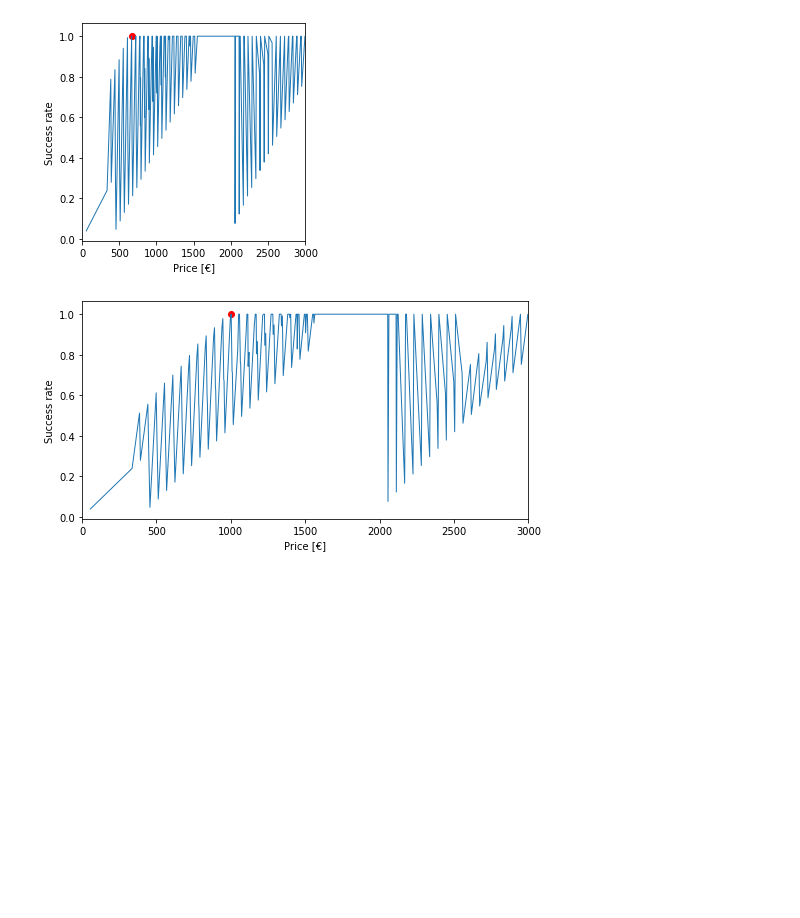
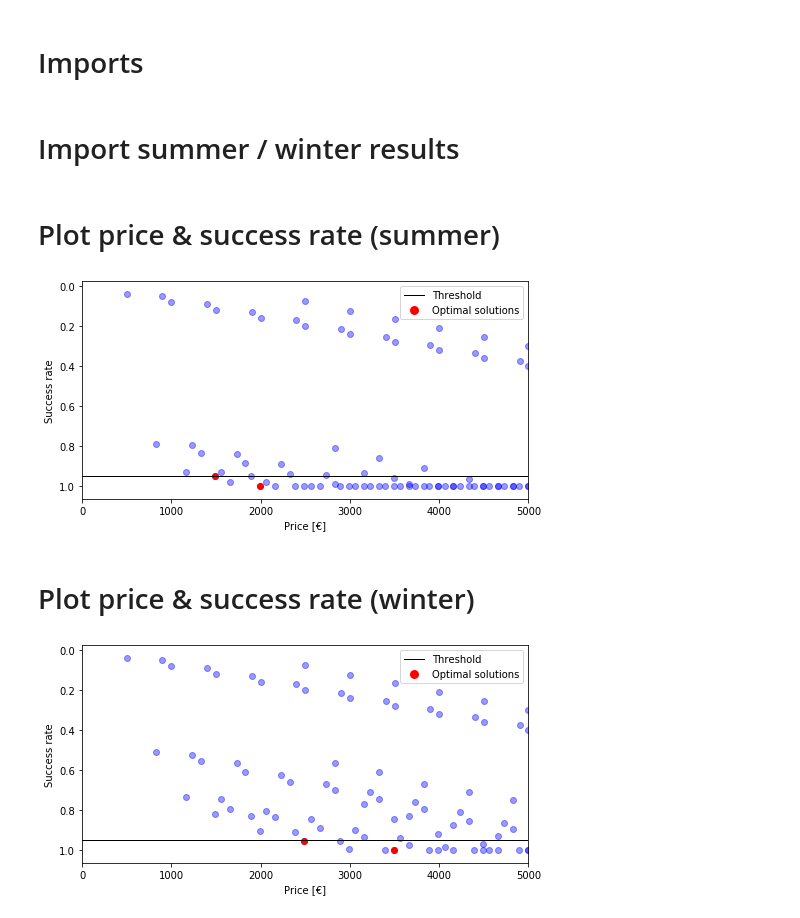
Before and after one commit to jkayenberg/theReCCo, a Jupyter notebook: plot_results.ipynb, the cells around one changed output. Cells and saved outputs as stored; diff of their text form; code cells hidden in the pictures; blank space fills up the shorter version.

Commit message:
version 2 plots

```diff
--- a/plot_results.ipynb
+++ b/plot_results.ipynb
@@ -1,3 +1,5 @@
+# %% [markdown]
+# Imports
 # %%
 import matplotlib.pyplot as plt
 import pandas as pd
@@ -4,54 +11,90 @@ import pandas as pd
+# %% [markdown]
+# Import summer / winter results
 # %%
 # Import summer / winter results
 
-with open("results/results_summer.csv", "r") as csvfile:
+with open("results/results_summer_highbatteryprice.csv", "r") as csvfile:
     results_summer = pd.read_csv(csvfile)
 
-with open("results/results_winter.csv", "r") as csvfile:
+with open("results/results_winter_highbatteryprice.csv", "r") as csvfile:
     results_winter = pd.read_csv(csvfile)
 
 results_summer = results_summer.sort_values("Price")
 
 results_winter = results_winter.sort_values("Price")
+# %% [markdown]
+# Plot price & success rate (summer)
 # %%
 # Plot price / success rate (summer)
 
 fig, ax = plt.subplots(figsize=(8,4))
-ax.plot(results_summer["Price"], results_summer["Success rate"], linewidth = 1.0)
 
-x = 666
+plt.scatter(results_summer["Price"], results_summer["Success rate"], color = "b", alpha = 0.4)
+
+x = 1990
 y = 1.0
 
-plt.scatter(x, y, color='#ff0000', zorder=1)
+x1 = 1490
+y1 = 0.950232
+
+plt.scatter(x, y, color='r', zorder=1)
+plt.scatter(x1, y1, color='r', zorder=1)
+
+plt.plot([0,5000],[0.95,0.95], color = "black", linewidth = 1.0)
 
 ax.set_ylabel("Success rate")
 ax.set_xlabel("Price [€]")
 
-plt.xlim([0,3000])
+plt.gca().invert_yaxis()
+
+plt.xlim([0,5000])
+
+legend_elements = [Line2D([0], [0], color='black', lw=1, label='Threshold'),
+                   Line2D([0], [0], marker = "o", color='w', label='Optimal solutions',
+                          markerfacecolor='r', markersize=10)]
+
+ax.legend(handles=legend_elements, loc='upper right')
 
 plt.savefig('results/results_summer.png')
 
 plt.show()
 # %% [output]
-[figure, old version]
+[figure, new version]
+# %% [markdown]
+# Plot price & success rate (winter)
 # %%
-# Plot price / success rate (winter)
+# Plot price / success rate (summer)
 
 fig, ax = plt.subplots(figsize=(8,4))
-ax.plot(results_winter["Price"], results_winter["Success rate"], linewidth = 1.0)
 
-x = 1002
+plt.scatter(results_winter["Price"], results_winter["Success rate"], color = "b", alpha = 0.4)
+
+x = 3490
 y = 1.0
 
-plt.scatter(x, y, color='#ff0000', zorder=1)
+x2 = 2490
+y2 = 0.952948
+
+plt.scatter(x, y, color='r', zorder=1)
+plt.scatter(x2, y2, color='r', zorder=1)
+
+plt.plot([0,5000],[0.95,0.95], color = "black", linewidth = 1.0)
 
 ax.set_ylabel("Success rate")
 ax.set_xlabel("Price [€]")
 
-plt.xlim([0,3000])
+plt.gca().invert_yaxis()
+
+plt.xlim([0,5000])
+
+legend_elements = [Line2D([0], [0], color='black', lw=1, label='Threshold'),
+                   Line2D([0], [0], marker = "o", color='w', label='Optimal solutions',
+                          markerfacecolor='r', markersize=10)]
+
+ax.legend(handles=legend_elements, loc='upper right')
 
 plt.savefig('results/results_winter.png')
 
 plt.show()
 # %% [output]
-[figure, old version]
+[figure, new version]
```
Also changed, not shown: parts of 8 cells of this notebook.
